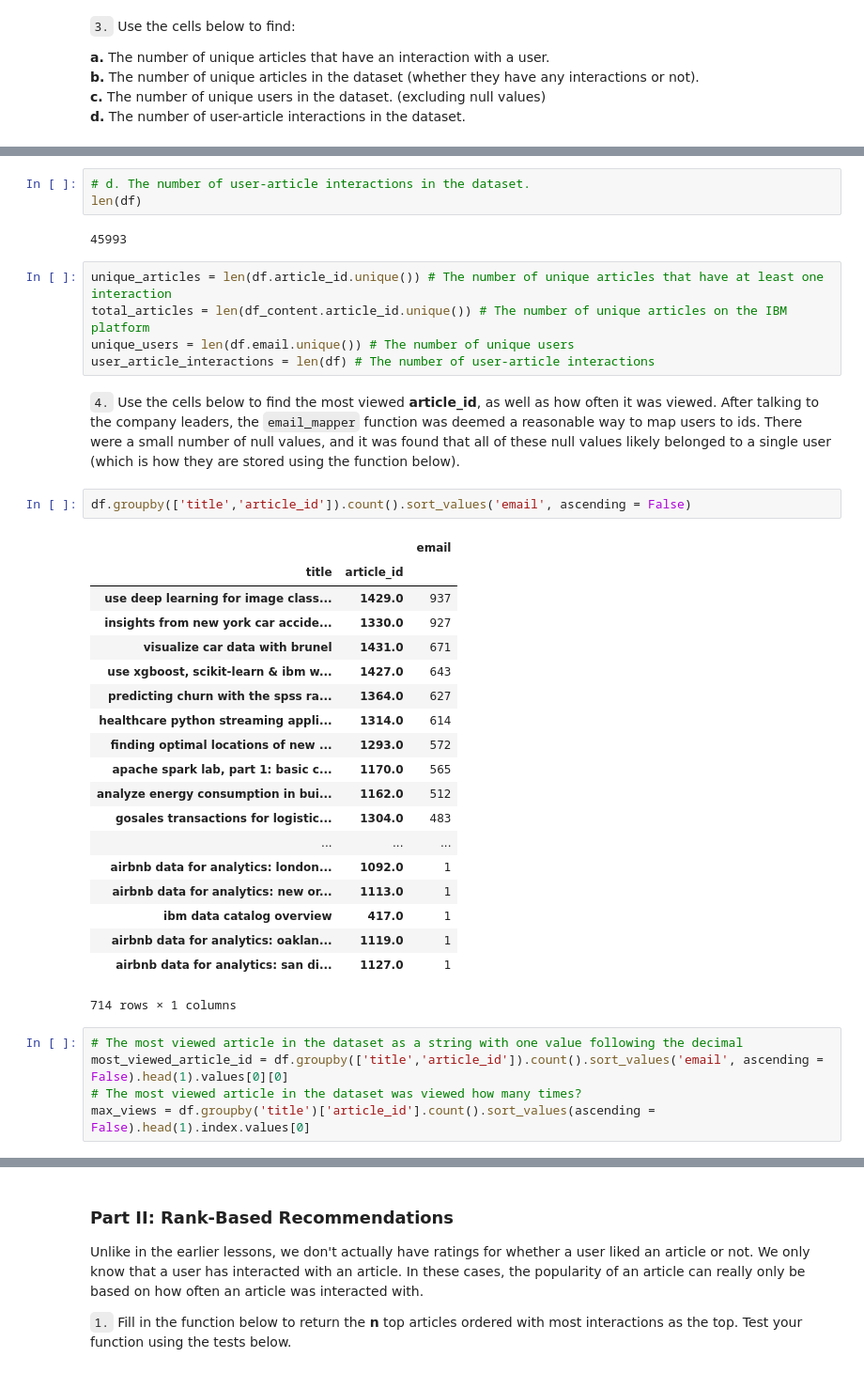
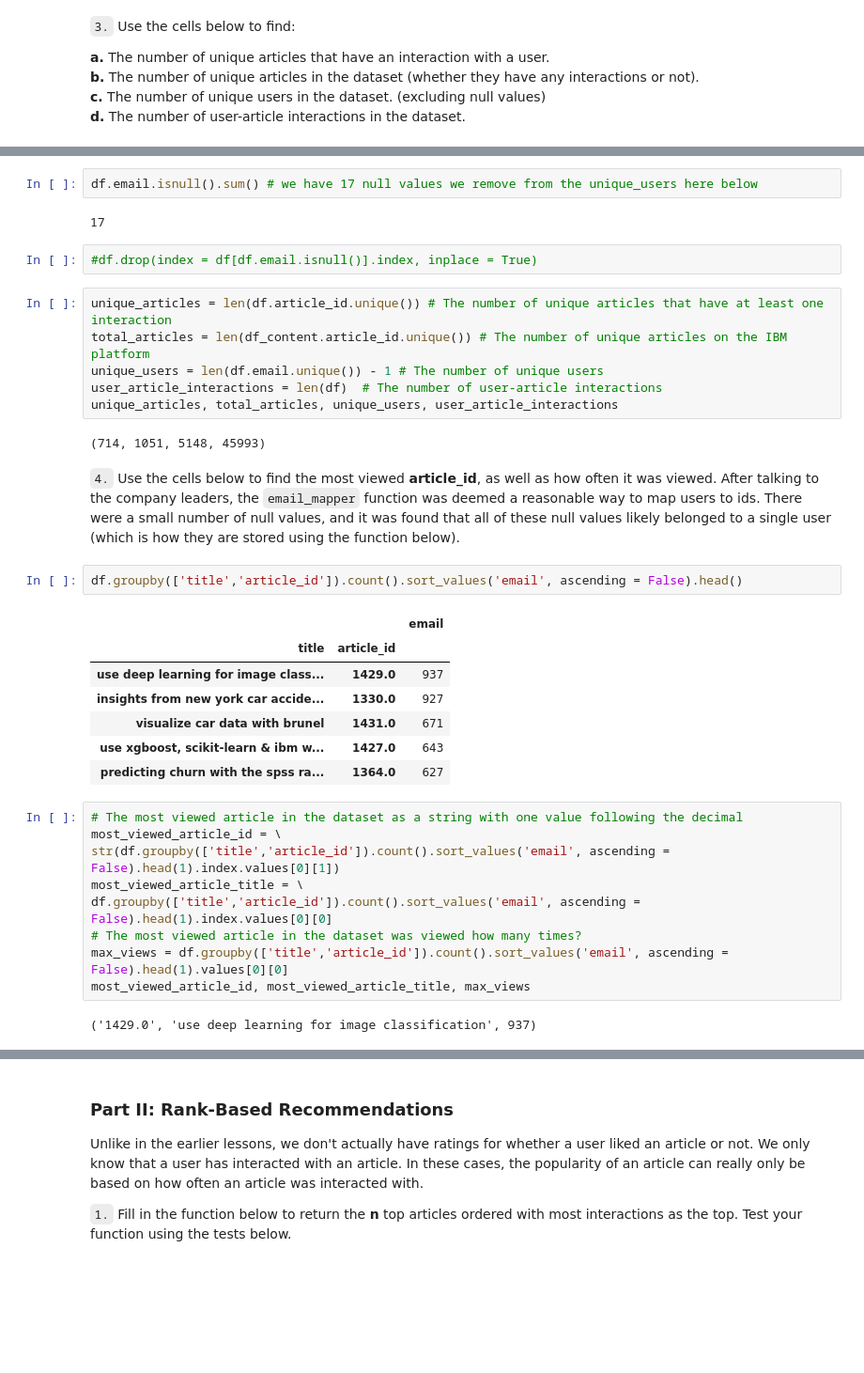
Before and after one commit to chpolyzo/DSND, a Jupyter notebook: recommendation_engines/Recommendations_with_IBM.ipynb, the cells around one changed output, grey strips where cells are left out. Shown at 94% size. Drawn from its saved outputs; the diff is of its cells as text; blank space fills up the shorter version.

Commit message:
completed Part I: Exploratory Data Analysis

```diff
--- a/recommendation_engines/Recommendations_with_IBM.ipynb
+++ b/recommendation_engines/Recommendations_with_IBM.ipynb
@@ -283,42 +134,40 @@ len(df.email.unique())
-# %%
-# d. The number of user-article interactions in the dataset.
-len(df)
-# %% [output]
-45993
+# %%
+df.email.isnull().sum() # we have 17 null values we remove from the unique_users here below
+# %% [output]
+17
+# %%
+#df.drop(index = df[df.email.isnull()].index, inplace = True)
 # %%
 unique_articles = len(df.article_id.unique()) # The number of unique articles that have at least one interaction
 total_articles = len(df_content.article_id.unique()) # The number of unique articles on the IBM platform
-unique_users = len(df.email.unique()) # The number of unique users
-user_article_interactions = len(df) # The number of user-article interactions
+unique_users = len(df.email.unique()) - 1 # The number of unique users
+user_article_interactions = len(df)  # The number of user-article interactions
+unique_articles, total_articles, unique_users, user_article_interactions
+# %% [output]
+(714, 1051, 5148, 45993)
 # %% [markdown]
 `4.` Use the cells below to find the most viewed **article_id**, as well as how often it was viewed.  After talking to the company leaders, the `email_mapper` function was deemed a reasonable way to map users to ids.  There were a small number of null values, and it was found that all of these null values likely belonged to a single user (which is how they are stored using the function below).
 # %%
-df.groupby(['title','article_id']).count().sort_values('email', ascending = False)
+df.groupby(['title','article_id']).count().sort_values('email', ascending = False).head()
 # %% [output]
 |  |  | email |
 | title | article_id |  |
 | use deep learning for image class... | 1429.0 | 937 |
 | insights from new york car accide... | 1330.0 | 927 |
 | visualize car data with brunel | 1431.0 | 671 |
 | use xgboost, scikit-learn & ibm w... | 1427.0 | 643 |
 | predicting churn with the spss ra... | 1364.0 | 627 |
-| healthcare python streaming appli... | 1314.0 | 614 |
-| finding optimal locations of new ... | 1293.0 | 572 |
-| apache spark lab, part 1: basic c... | 1170.0 | 565 |
-| analyze energy consumption in bui... | 1162.0 | 512 |
-| gosales transactions for logistic... | 1304.0 | 483 |
-| ... | ... | ... |
-| airbnb data for analytics: london... | 1092.0 | 1 |
-| airbnb data for analytics: new or... | 1113.0 | 1 |
-| ibm data catalog overview | 417.0 | 1 |
-| airbnb data for analytics: oaklan... | 1119.0 | 1 |
-| airbnb data for analytics: san di... | 1127.0 | 1 |
-714 rows × 1 columns
 # %%
 # The most viewed article in the dataset as a string with one value following the decimal
-most_viewed_article_id = df.groupby(['title','article_id']).count().sort_values('email', ascending = False).head(1).values[0][0]
+most_viewed_article_id = \
+str(df.groupby(['title','article_id']).count().sort_values('email', ascending = False).head(1).index.values[0][1])
+most_viewed_article_title = \
+df.groupby(['title','article_id']).count().sort_values('email', ascending = False).head(1).index.values[0][0]
 # The most viewed article in the dataset was viewed how many times?
-max_views = df.groupby('title')['article_id'].count().sort_values(ascending = False).head(1).index.values[0]
+max_views = df.groupby(['title','article_id']).count().sort_values('email', ascending = False).head(1).values[0][0]
+most_viewed_article_id, most_viewed_article_title, max_views
+# %% [output]
+('1429.0', 'use deep learning for image classification', 937)
 # %%
 ## No need to change the code here - this will be helpful for later parts of the notebook
 # Run this cell to map the user email to a user_id column and remove the email column
```
Also changed, not shown: parts of 25 cells of this notebook.
